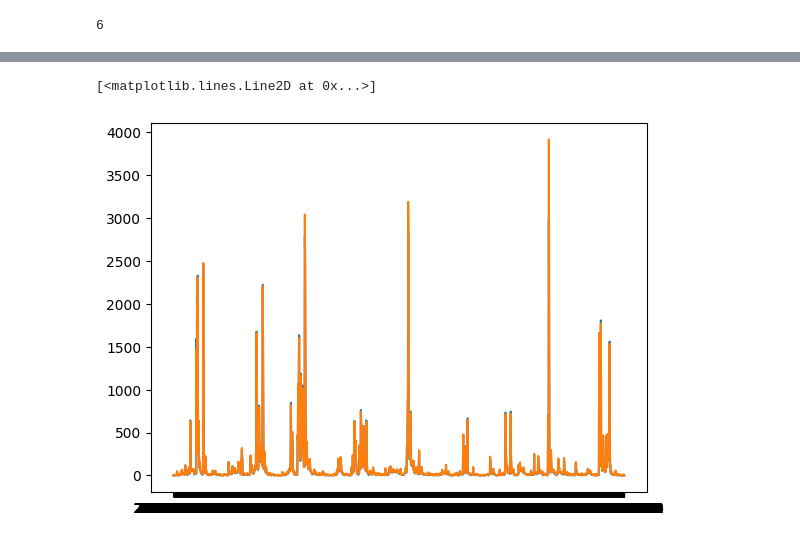
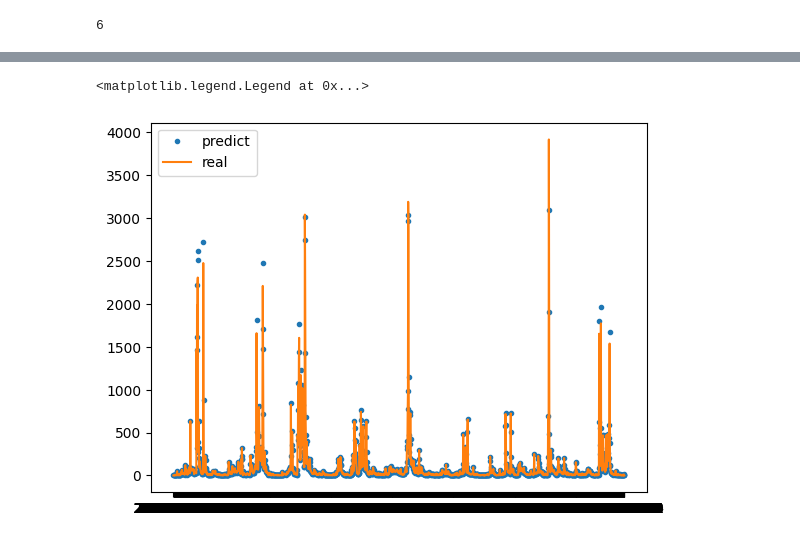
Before and after one commit to zinseo964/dam_flow, a Jupyter notebook: damwithday_deleteNaN.ipynb, the cells around one changed output, grey strips where cells are left out. Saved outputs shown, nothing was run; the diff lists cells and outputs as text; code cells hidden in the pictures.

```diff
--- a/damwithday_deleteNaN.ipynb
+++ b/damwithday_deleteNaN.ipynb
@@ -296,11 +302,12 @@ train_results
 1812 rows × 2 columns
 # %%
 import matplotlib.pyplot as plt
-plt.plot(train_results['Train Predictions'][:])
+plt.plot(train_results['Train Predictions'][:],'.')
 plt.plot(train_results['Actuals'][:])
+plt.legend(['predict', 'real'])
 # %% [output]
-[<matplotlib.lines.Line2D at 0x...>]
+<matplotlib.legend.Legend at 0x...>
-[figure, old version]
+[figure, new version]
 # %%
 val_predictions = model1.predict(validX).flatten()
 val_results = pd.DataFrame(data={'Val Predictions':val_predictions, 'Actuals':validY})
```
Also changed, not shown: parts of 10 cells of this notebook.
